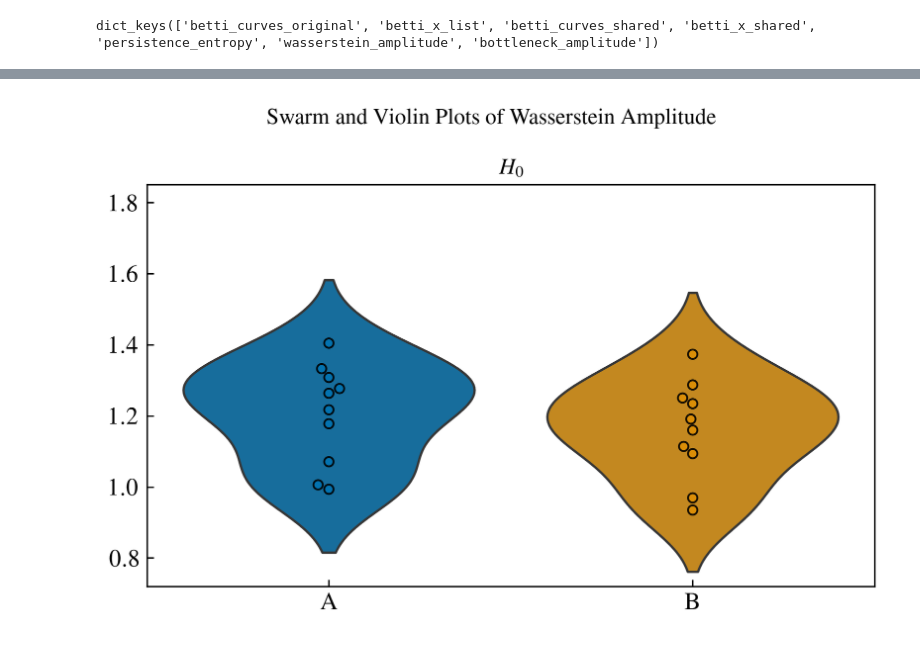
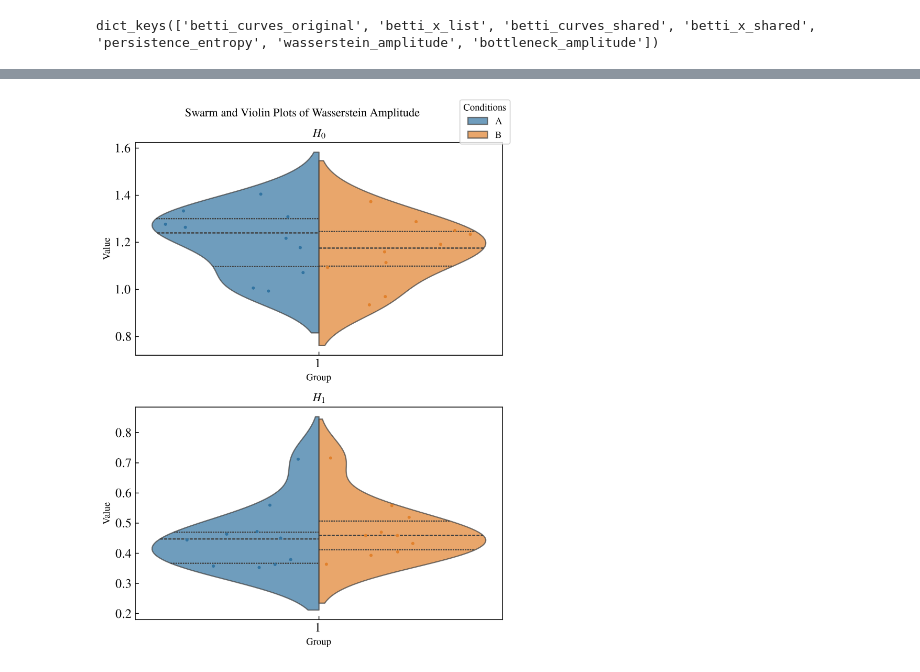
Before and after one commit to MohiMozaffari/NeuroPHorm, a Jupyter notebook: examples/plot_saved.ipynb, the cells around one changed output, grey strips where cells are left out. Saved outputs shown, nothing was run; the diff lists cells and outputs as text; code cells hidden in the pictures.

```diff
--- a/examples/plot_saved.ipynb
+++ b/examples/plot_saved.ipynb
@@ -58,7 +58,12 @@ INFO | plot_p_values: done
 nf.plot_swarm_violin(
         data,
         feature_name="wasserstein_amplitude",
-        dimensions=[0],
-        figsize=(6,4),
-        show_sig=True)
+        dimensions=[0, 1],
+        label_styles=LABEL_STYLES,
+        figsize=(6,8),
+        show_sig=True,
+        split=True,
+        groups={"A": ["A"],
+                "B": ["B"],
+                "Condition": ["1"]})
 # %% [output]
@@ -67,5 +72,5 @@ INFO | plot_swarm_violin: start | feature=wasserstein_amplitude | groups=None |
 INFO | Using categorical units to plot a list of strings that are all parsable as floats or dates. If these strings should be plotted as numbers, cast to the appropriate data type before plotting.
 INFO | Using categorical units to plot a list of strings that are all parsable as floats or dates. If these strings should be plotted as numbers, cast to the appropriate data type before plotting.
 INFO | Using categorical units to plot a list of strings that are all parsable as floats or dates. If these strings should be plotted as numbers, cast to the appropriate data type before plotting.
 INFO | Using categorical units to plot a list of strings that are all parsable as floats or dates. If these strings should be plotted as numbers, cast to the appropriate data type before plotting.
-[figure, old version]
+[figure, new version]
```
Also changed, not shown: parts of 7 cells of this notebook, 3 other files.
